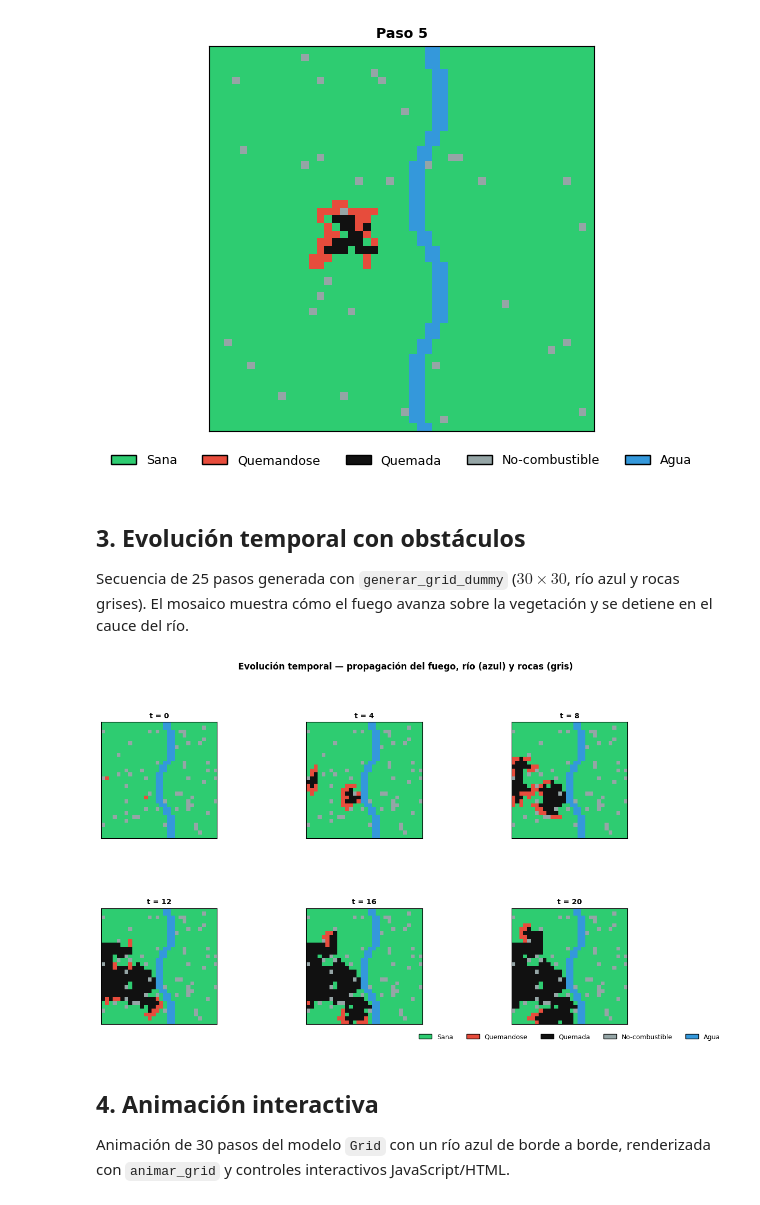
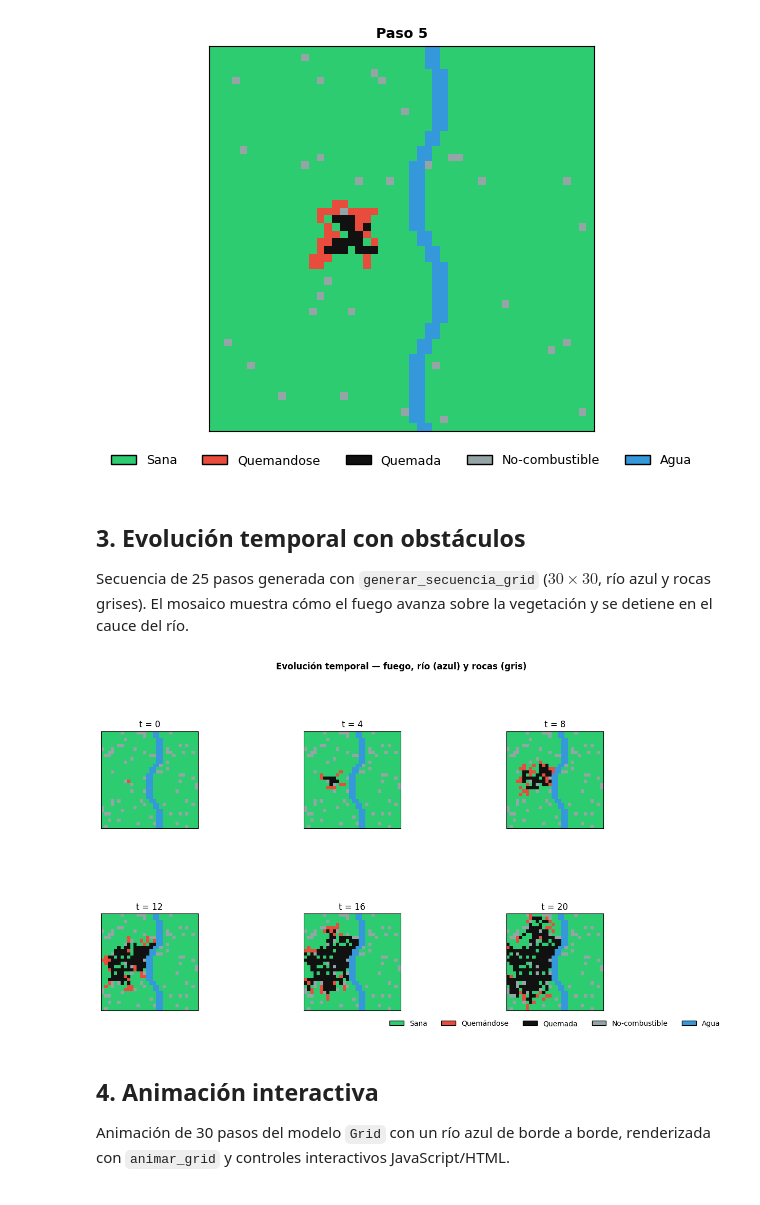
Before and after one commit to anthony-yt/wildfire-cellular-automata, a Jupyter notebook: notebooks/viz_prueba.ipynb, the cells around one changed output. Drawn from its saved outputs; the diff is of its cells as text; code cells hidden in the pictures.

Commit message:
mejora integración de Grid en plot_grid.py y actualización de notebook viz_prueba.ipynb

```diff
--- a/notebooks/viz_prueba.ipynb
+++ b/notebooks/viz_prueba.ipynb
@@ -86,23 +86,23 @@ Paso 5: {'Sana': 2321, 'Quemandose': 28, 'Quemada': 18, 'No_combustible': 33, 'A
 # %% [markdown]
 ## 3. Evolución temporal con obstáculos
 
-Secuencia de 25 pasos generada con `generar_grid_dummy` ($30 \times 30$, río azul y rocas grises). El mosaico muestra cómo el fuego avanza sobre la vegetación y se detiene en el cauce del río.
+Secuencia de 25 pasos generada con `generar_secuencia_grid` ($30 \times 30$, río azul y rocas grises). El mosaico muestra cómo el fuego avanza sobre la vegetación y se detiene en el cauce del río.
 # %%
-secuencia = generar_grid_dummy(
-    n_pasos=25, tamano=30, n_puntos_ignicion=2,
-    fraccion_no_combustible=0.06, duracion_quema=2, semilla=42
+secuencia = generar_secuencia_grid(
+    n_pasos=25, tamano=30, prob_ignicion_base=0.6,
+    pasos_para_quemarse=2, fraccion_no_combustible=0.08, semilla=123
 )
 
 pasos = [0, 4, 8, 12, 16, 20]
 fig, axes = plt.subplots(2, 3, figsize=(12, 8))
 for idx, p in enumerate(pasos):
     ax = axes.flatten()[idx]
     dibujar_grid(secuencia[p], ax=ax, titulo=f"t = {p}", mostrar_leyenda=(idx == 5))
 fig.suptitle("Evolución temporal — fuego, río (azul) y rocas (gris)", fontsize=12, weight="bold", y=1.0)
 fig.tight_layout()
 plt.show()
 # %% [output]
-[figure, old version]
+[figure, new version]
 # %% [markdown]
 ## 4. Animación interactiva
 
```
Also changed, not shown: parts of 4 cells of this notebook, 3 other files.
